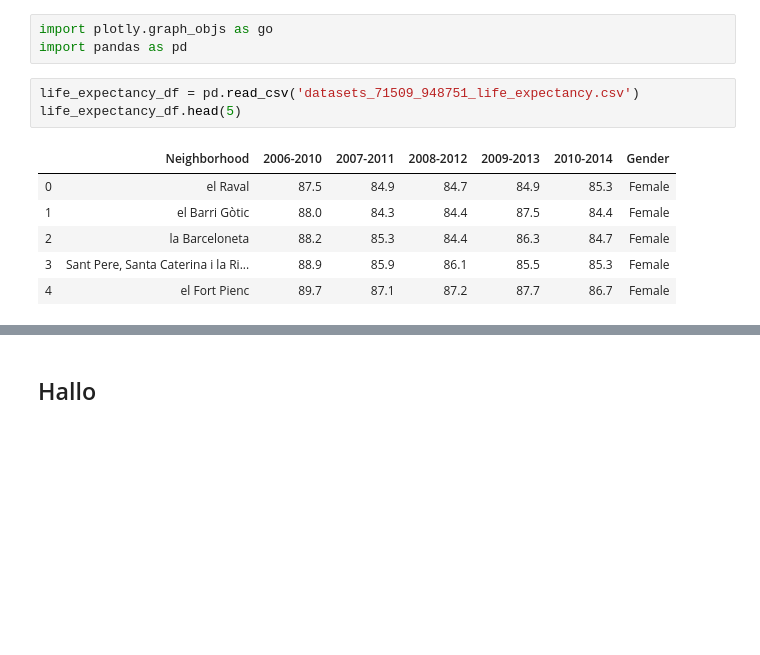
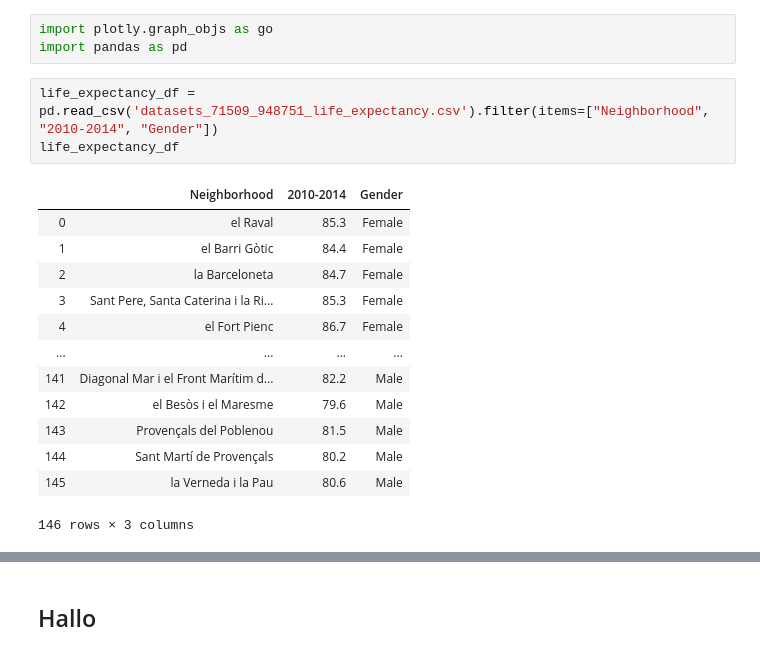
Before and after one commit to sanderoud/Data-Stories, a Jupyter notebook: Assignement 4.ipynb, the cells around one changed output, grey strips where cells are left out. Saved outputs shown, nothing was run; the diff lists cells and outputs as text; blank space fills up the shorter version.

```diff
--- a/Assignement 4.ipynb
+++ b/Assignement 4.ipynb
@@ -4,15 +4,22 @@
 import plotly.graph_objs as go
 import pandas as pd
 # %%
-life_expectancy_df = pd.read_csv('datasets_71509_948751_life_expectancy.csv')
-life_expectancy_df.head(5)
+life_expectancy_df = pd.read_csv('datasets_71509_948751_life_expectancy.csv').filter(items=["Neighborhood", "2010-2014", "Gender"])
+life_expectancy_df
 # %% [output]
-|  | Neighborhood | 2006-2010 | 2007-2011 | 2008-2012 | 2009-2013 | 2010-2014 | Gender |
-| 0 | el Raval | 87.5 | 84.9 | 84.7 | 84.9 | 85.3 | Female |
-| 1 | el Barri Gòtic | 88.0 | 84.3 | 84.4 | 87.5 | 84.4 | Female |
-| 2 | la Barceloneta | 88.2 | 85.3 | 84.4 | 86.3 | 84.7 | Female |
-| 3 | Sant Pere, Santa Caterina i la Ri... | 88.9 | 85.9 | 86.1 | 85.5 | 85.3 | Female |
-| 4 | el Fort Pienc | 89.7 | 87.1 | 87.2 | 87.7 | 86.7 | Female |
+|  | Neighborhood | 2010-2014 | Gender |
+| 0 | el Raval | 85.3 | Female |
+| 1 | el Barri Gòtic | 84.4 | Female |
+| 2 | la Barceloneta | 84.7 | Female |
+| 3 | Sant Pere, Santa Caterina i la Ri... | 85.3 | Female |
+| 4 | el Fort Pienc | 86.7 | Female |
+| ... | ... | ... | ... |
+| 141 | Diagonal Mar i el Front Marítim d... | 82.2 | Male |
+| 142 | el Besòs i el Maresme | 79.6 | Male |
+| 143 | Provençals del Poblenou | 81.5 | Male |
+| 144 | Sant Martí de Provençals | 80.2 | Male |
+| 145 | la Verneda i la Pau | 80.6 | Male |
+146 rows × 3 columns
 # %%
 accidents_df = pd.read_csv('accidents_2017.csv')
 accidents_df = accidents_df[accidents_df["Neighborhood Name"] != "Unknown"]
```
Also changed, not shown: parts of 5 cells of this notebook.
